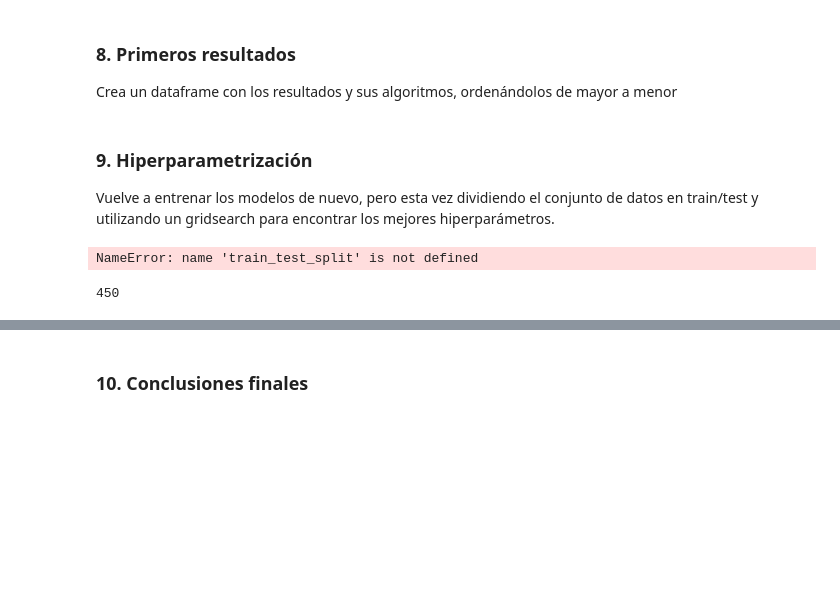
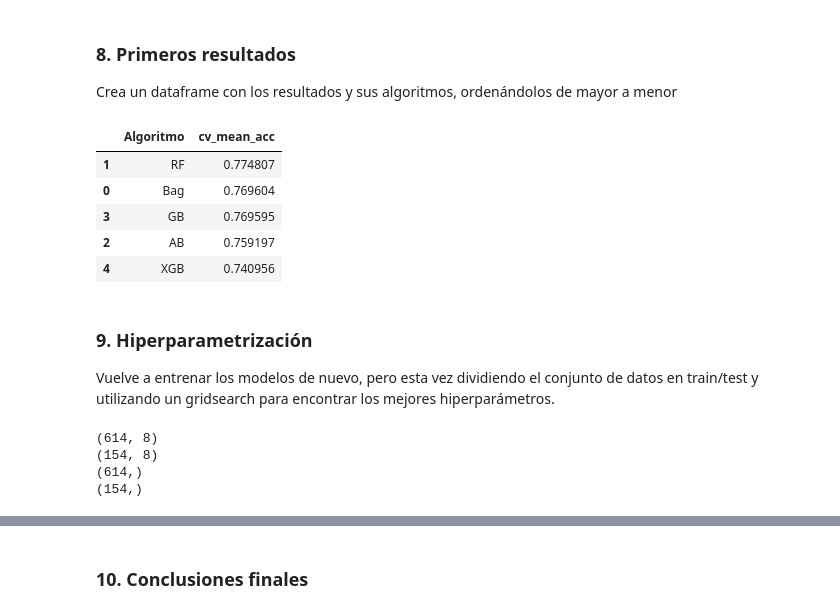
Before and after one commit to PablodaCunha/2603_ds_ft_thebridge, a Jupyter notebook: 3-Machine Learning/1-Supervisado/3-RegorClass/6-Ensembles/ejercicios/ejercicio ensembles - enunciado.ipynb, the cells around one changed output, grey strips where cells are left out. Saved outputs shown, nothing was run; the diff lists cells and outputs as text; code cells hidden in the pictures; blank space fills up the shorter version.

```diff
--- a/3-Machine Learning/1-Supervisado/3-RegorClass/6-Ensembles/ejercicios/ejercicio ensembles - enunciado.ipynb
+++ b/3-Machine Learning/1-Supervisado/3-RegorClass/6-Ensembles/ejercicios/ejercicio ensembles - enunciado.ipynb
@@ -165,7 +211,7 @@ param_grid_rf = {
     'max_leaf_nodes': [10, 20, 30],
     'n_estimators': [20, 50, 100]
 }
-rf_gs = GridSearchCV(rf, param_grid_rf, cv=KFold(n_splits=10), scoring='roc_auc', verbose=2)
+rf_gs = GridSearchCV(rf, param_grid_rf, cv=KFold(n_splits=10), scoring='roc_auc', verbose=1)
 rf_gs.fit(X, y)
 
 print(rf_gs.best_estimator_)
@@ -183,0 +258,8 @@ Implementa un [GradientBoostingClassifier](https://scikit-learn.org/stable/modul
+# %%
+# equivalente al anterior
+
+from sklearn.ensemble import GradientBoostingClassifier
+
+gb = GradientBoostingClassifier(n_estimators=30, random_state=42)
+scores_gb = cross_val_score(gb, X, y, cv=5, scoring='accuracy')
+print("GradientBoosting - Media:", scores_gb.mean())
@@ -183,0 +268,12 @@ Implementa un [GradientBoostingClassifier](https://scikit-learn.org/stable/modul
+# %%
+param_grid_gb = {
+    'learning_rate': [0.1, 1, 5],
+    'max_depth': [3, 4, 5, 6, 7],
+    'n_estimators': [20, 50, 100]
+}
+gb_gs = GridSearchCV(gb, param_grid_gb, cv=KFold(n_splits=10), scoring='roc_auc', verbose=1)
+gb_gs.fit(X, y)
+
+print(gb_gs.best_estimator_)
+print(gb_gs.best_params_)
+print(gb_gs.best_score_)
@@ -188,0 +288,8 @@ Para este apartado utiliza un [XGBoostClassifier](https://docs.getml.com/latest/
+# %%
+# equivalente al anterior
+
+import xgboost as xgb
+
+xgb_clf = xgb.XGBClassifier(n_estimators=100, random_state=42, eval_metric='logloss')
+scores_xgb = cross_val_score(xgb_clf, X, y, cv=5, scoring='accuracy')
+print("XGBoost - Media:", scores_xgb.mean())
@@ -189,6 +326,26 @@ Para este apartado utiliza un [XGBoostClassifier](https://docs.getml.com/latest/
 # %% [markdown]
 ### 8. Primeros resultados
 Crea un dataframe con los resultados y sus algoritmos, ordenándolos de mayor a menor
+# %%
+results = pd.DataFrame({
+    'Algoritmo': ['Bag', 'RF', 'AB', 'GB', 'XGB'],
+    'cv_mean_acc': [
+        scores_bagging.mean(),
+        scores_rf.mean(),
+        scores_ab.mean(),
+        scores_gb.mean(),
+        scores_xgb.mean()
+    ]
+})
+results = results.sort_values(by='cv_mean_acc', ascending=False)
+results
+# %% [output]
+|  | Algoritmo | cv_mean_acc |
+| 1 | RF | 0.774807 |
+| 0 | Bag | 0.769604 |
+| 3 | GB | 0.769595 |
+| 2 | AB | 0.759197 |
+| 4 | XGB | 0.740956 |
 # %% [markdown]
 ### 9. Hiperparametrización
 Vuelve a entrenar los modelos de nuevo, pero esta vez dividiendo el conjunto de datos en train/test y utilizando un gridsearch para encontrar los mejores hiperparámetros.
@@ -195,15 +358,21 @@ Vuelve a entrenar los modelos de nuevo, pero esta vez dividiendo el conjunto de
 # %%
-X_train, X_test, y_train, y_test = train_test_split(X, y, test_size=0.2, random_state=seed)
 
 print(X_train.shape)
 print(X_test.shape)
 print(y_train.shape)
 print(y_test.shape)
 # %% [output]
-NameError: name 'train_test_split' is not defined
+(614, 8)
+(154, 8)
+(614,)
+(154,)
 # %%
 # RandomForestClassifier()
 # %%
 # juega con hiperparámetros de cantidad de estimadores, max depth y max leaf nodes
+
+param_grid_rf = {
+    'max_depth': [3, 4, 5, 6, 7],
+    'max_leaf_nodes': [10, 20, 30],
+    'n_estimators': [20, 50, 100]
+}
-# %% [output]
-450
```
Also changed, not shown: parts of 38 cells of this notebook, 5 other files.
